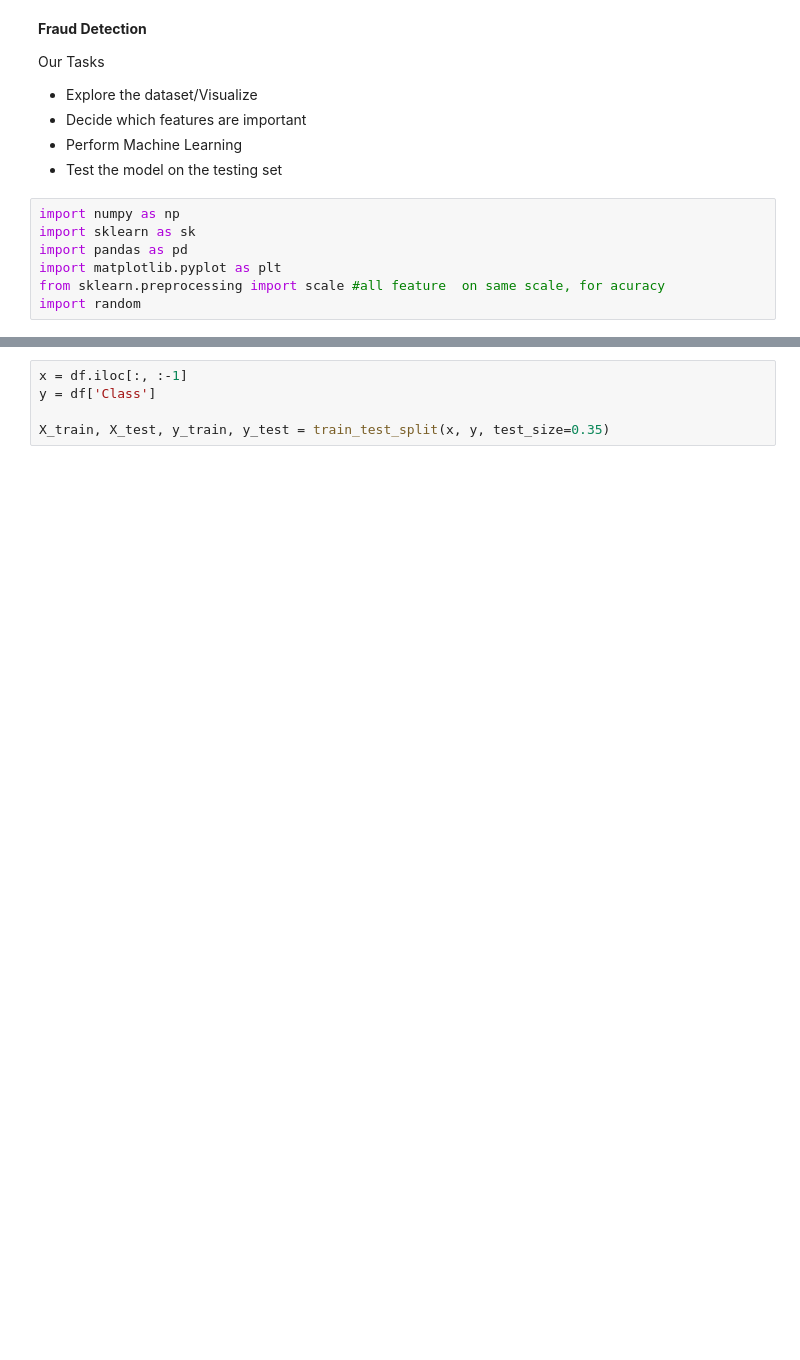
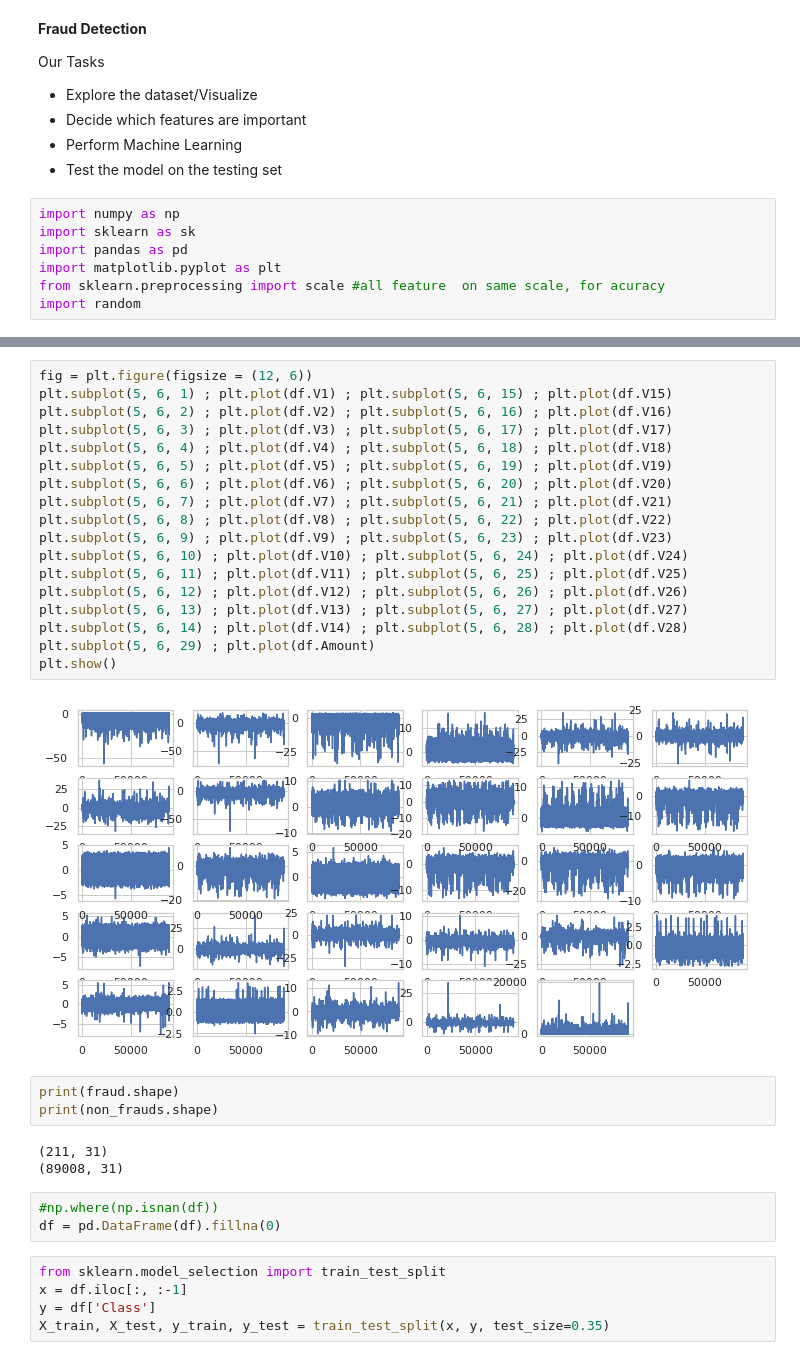
Before and after one commit to Deepak5j/FraudDetection, a Jupyter notebook: Fraud_Detection.ipynb, the cells around one changed output, grey strips where cells are left out. Cells and saved outputs as stored; diff of their text form; blank space fills up the shorter version.

```diff
--- a/Fraud_Detection.ipynb
+++ b/Fraud_Detection.ipynb
@@ -48,6 +50,35 @@ from sklearn.model_selection import train_test_split
+# %%
+fig = plt.figure(figsize = (12, 6))
+plt.subplot(5, 6, 1) ; plt.plot(df.V1) ; plt.subplot(5, 6, 15) ; plt.plot(df.V15)
+plt.subplot(5, 6, 2) ; plt.plot(df.V2) ; plt.subplot(5, 6, 16) ; plt.plot(df.V16)
+plt.subplot(5, 6, 3) ; plt.plot(df.V3) ; plt.subplot(5, 6, 17) ; plt.plot(df.V17)
+plt.subplot(5, 6, 4) ; plt.plot(df.V4) ; plt.subplot(5, 6, 18) ; plt.plot(df.V18)
+plt.subplot(5, 6, 5) ; plt.plot(df.V5) ; plt.subplot(5, 6, 19) ; plt.plot(df.V19)
+plt.subplot(5, 6, 6) ; plt.plot(df.V6) ; plt.subplot(5, 6, 20) ; plt.plot(df.V20)
+plt.subplot(5, 6, 7) ; plt.plot(df.V7) ; plt.subplot(5, 6, 21) ; plt.plot(df.V21)
+plt.subplot(5, 6, 8) ; plt.plot(df.V8) ; plt.subplot(5, 6, 22) ; plt.plot(df.V22)
+plt.subplot(5, 6, 9) ; plt.plot(df.V9) ; plt.subplot(5, 6, 23) ; plt.plot(df.V23)
+plt.subplot(5, 6, 10) ; plt.plot(df.V10) ; plt.subplot(5, 6, 24) ; plt.plot(df.V24)
+plt.subplot(5, 6, 11) ; plt.plot(df.V11) ; plt.subplot(5, 6, 25) ; plt.plot(df.V25)
+plt.subplot(5, 6, 12) ; plt.plot(df.V12) ; plt.subplot(5, 6, 26) ; plt.plot(df.V26)
+plt.subplot(5, 6, 13) ; plt.plot(df.V13) ; plt.subplot(5, 6, 27) ; plt.plot(df.V27)
+plt.subplot(5, 6, 14) ; plt.plot(df.V14) ; plt.subplot(5, 6, 28) ; plt.plot(df.V28)
+plt.subplot(5, 6, 29) ; plt.plot(df.Amount)
+plt.show()
+# %% [output]
+[figure, added]
+# %%
+print(fraud.shape)
+print(non_frauds.shape)
+# %% [output]
+(211, 31)
+(89008, 31)
+# %%
+#np.where(np.isnan(df))
+df = pd.DataFrame(df).fillna(0)
 # %%
+from sklearn.model_selection import train_test_split
 x = df.iloc[:, :-1]
 y = df['Class']
-
 X_train, X_test, y_train, y_test = train_test_split(x, y, test_size=0.35)
 # %%
```
Also changed, not shown: parts of 11 cells of this notebook.
